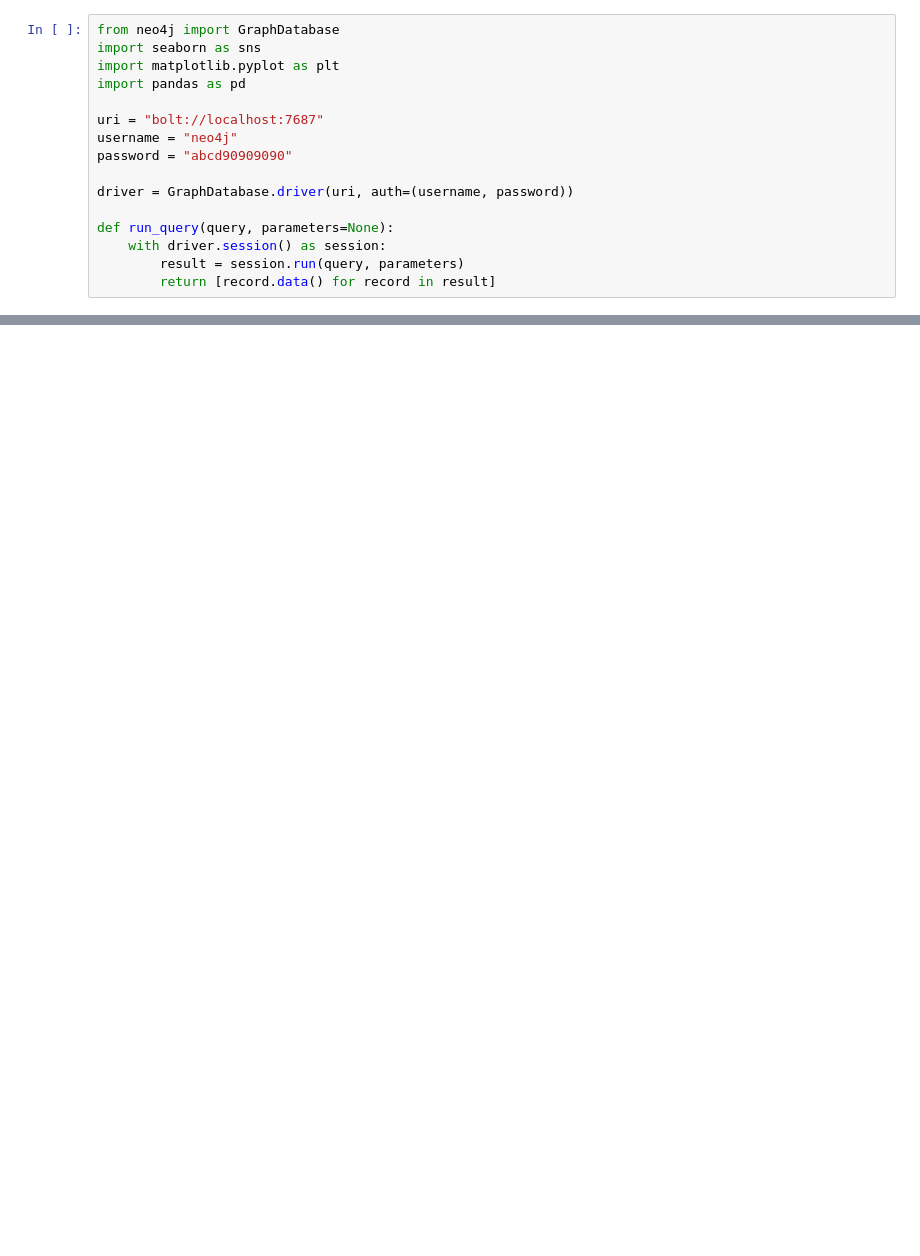
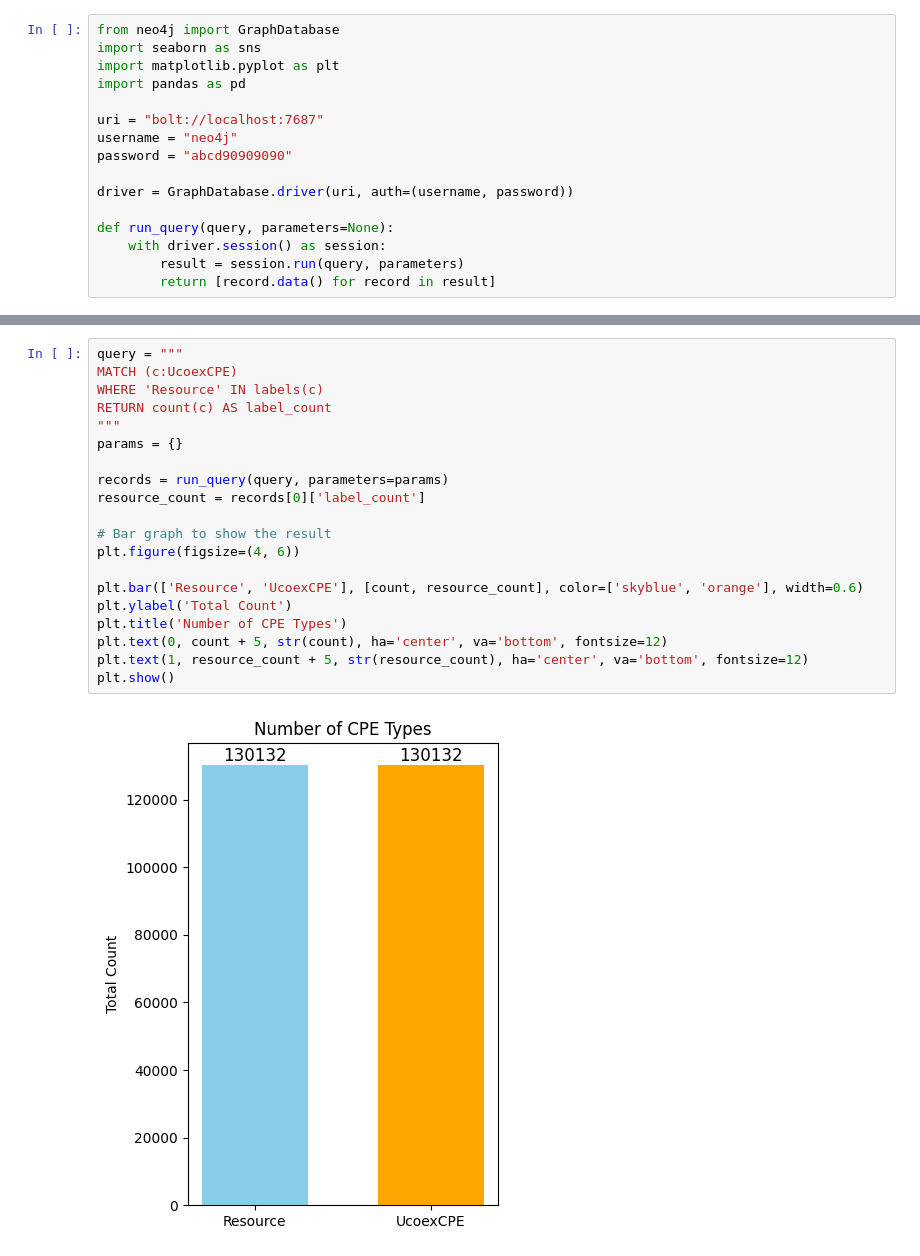
Before and after one commit to shinPark43/Query-API-for-UCKG, a Jupyter notebook: cpe.ipynb, the cells around one changed output, grey strips where cells are left out. Cells and saved outputs as stored; diff of their text form; blank space fills up the shorter version.

```diff
--- a/cpe.ipynb
+++ b/cpe.ipynb
@@ -21 +88,23 @@ def run_query(query, parameters=None):
+# %%
+query = """
+MATCH (c:UcoexCPE)
+WHERE 'Resource' IN labels(c)
+RETURN count(c) AS label_count
+"""
+params = {}
+
+records = run_query(query, parameters=params)
+resource_count = records[0]['label_count']
+
+# Bar graph to show the result
+plt.figure(figsize=(4, 6))
+
+plt.bar(['Resource', 'UcoexCPE'], [count, resource_count], color=['skyblue', 'orange'], width=0.6)
+plt.ylabel('Total Count')
+plt.title('Number of CPE Types')
+plt.text(0, count + 5, str(count), ha='center', va='bottom', fontsize=12)
+plt.text(1, resource_count + 5, str(resource_count), ha='center', va='bottom', fontsize=12)
+plt.show()
+# %% [output]
+[figure, added]
 # %% [markdown]
```
Also changed, not shown: parts of 20 cells of this notebook.
